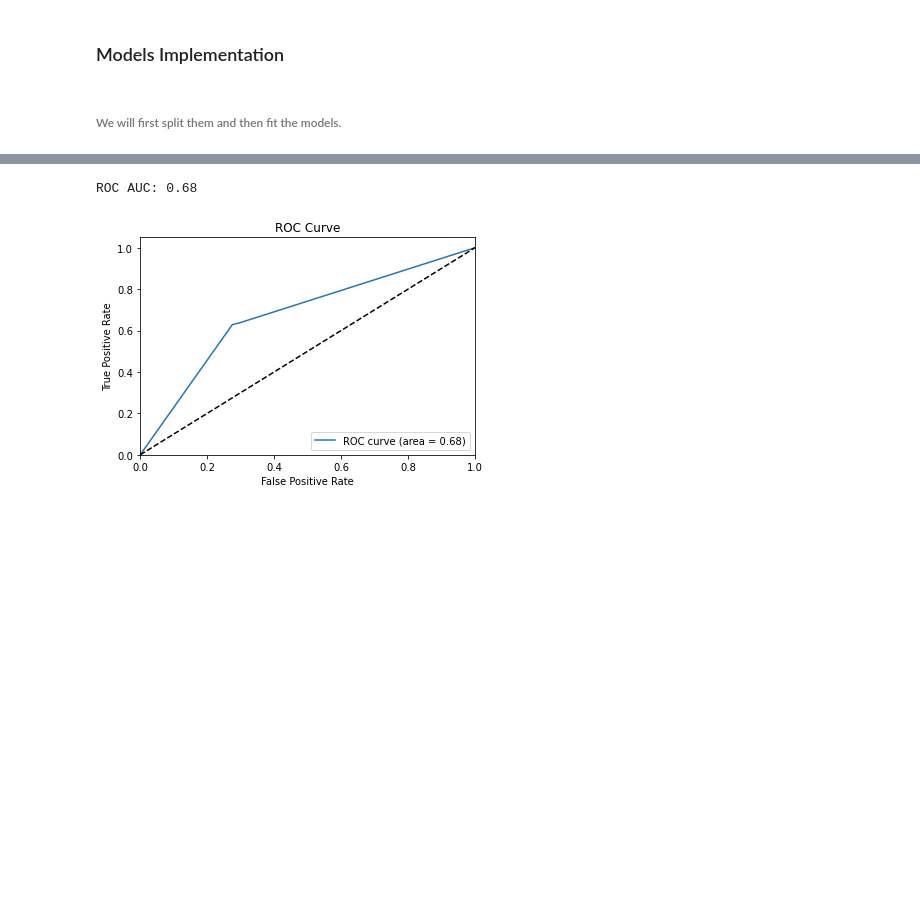
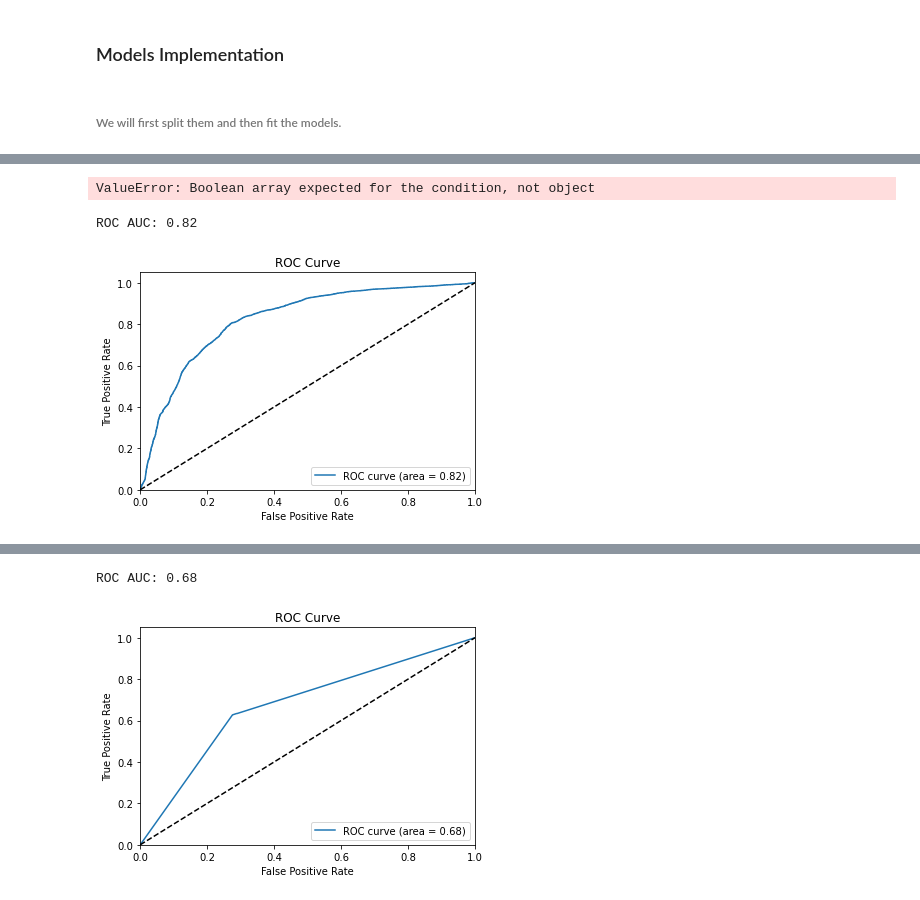
Before and after one commit to aditishraq/Kaggle-Tabular-Playground, a Jupyter notebook: titanic_regression.ipynb, the cells around one changed output, grey strips where cells are left out. Saved outputs shown, nothing was run; the diff lists cells and outputs as text; code cells hidden in the pictures; blank space fills up the shorter version.

```diff
--- a/titanic_regression.ipynb
+++ b/titanic_regression.ipynb
@@ -319,3 +319,29 @@ weighted avg       0.76      0.76      0.76     20000
+# %%
+print("Logistic Regression ROC AUC score:", roc_auc_score(y_test, lr.predict_proba(train[x_test])[:,1]))
+print('Logistic Regression Accuracy score:', accuracy_score(y_test, lr.predict(train[x_test])))
+# %% [output]
+ValueError: Boolean array expected for the condition, not object
+# %%
+fpr, tpr, _ = roc_curve(y_test, lr.predict_proba(x_test)[:,1])
+
+# Calculate the AUC
+roc_auc = auc(fpr, tpr)
+print('ROC AUC: %0.2f' % roc_auc)
+
+# Plot of a ROC curve for a specific class
+plt.figure()
+plt.plot(fpr, tpr, label='ROC curve (area = %0.2f)' % roc_auc)
+plt.plot([0, 1], [0, 1], 'k--')
+plt.xlim([0.0, 1.0])
+plt.ylim([0.0, 1.05])
+plt.xlabel('False Positive Rate')
+plt.ylabel('True Positive Rate')
+plt.title('ROC Curve')
+plt.legend(loc="lower right")
+plt.show()
+# %% [output]
+ROC AUC: 0.82
+[figure, added]
 # %%
 clf = DecisionTreeClassifier()
 clf.fit(x_train,y_train)
```
Also changed, not shown: parts of 8 cells of this notebook, 1 other file.
